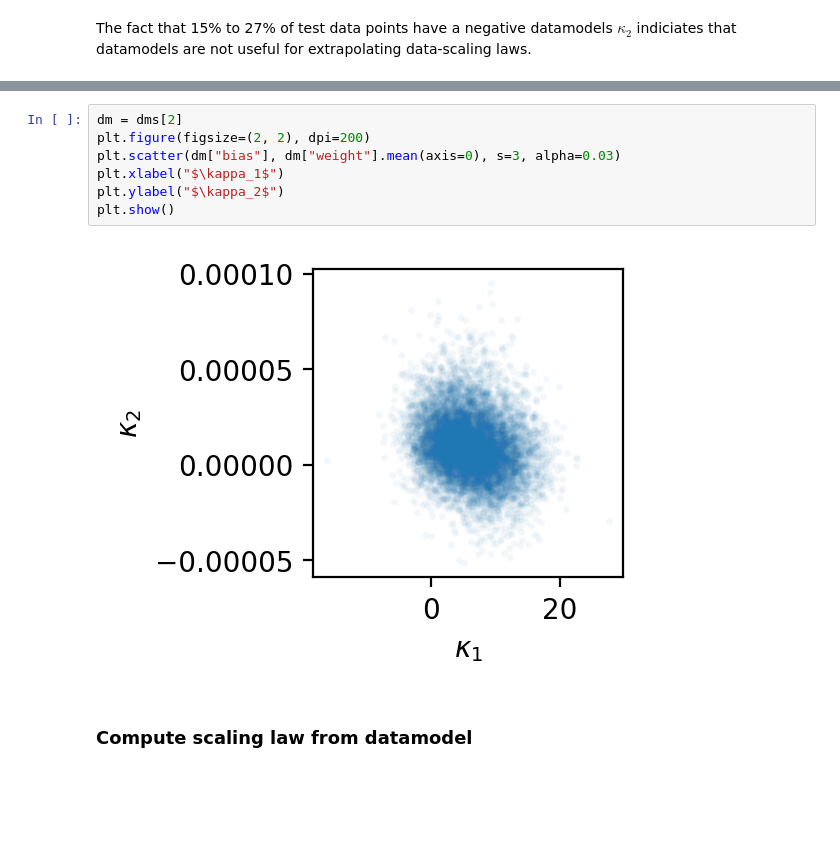
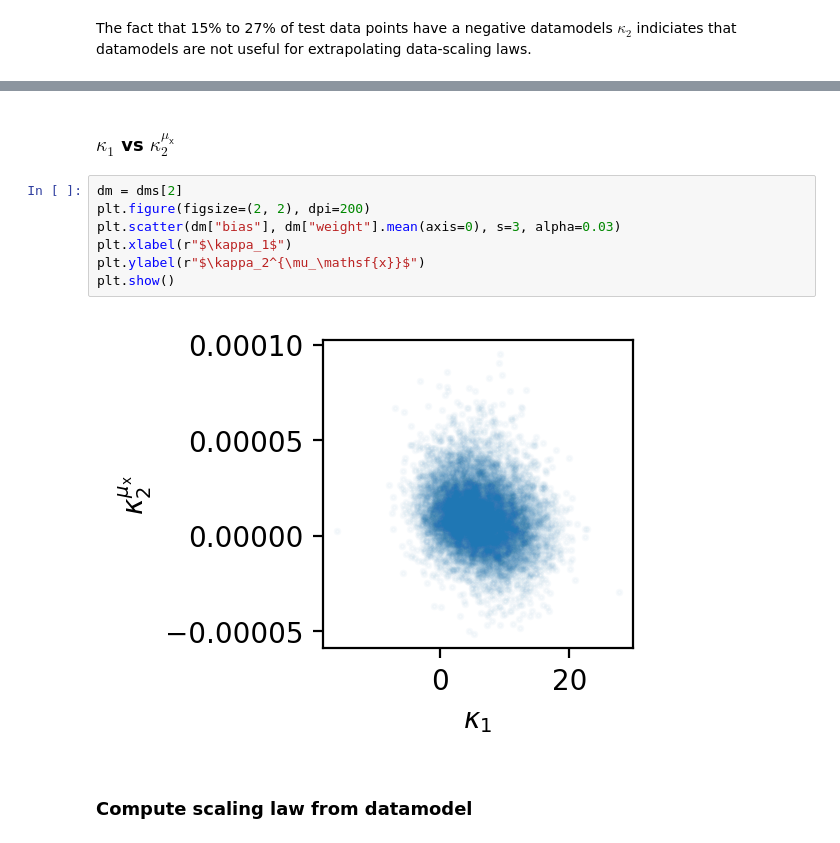
Before and after one commit to ed1d1a8d/scaling, a Jupyter notebook: notebooks/datamodels/back-out-scaling-laws.ipynb, the cells around one changed output, grey strips where cells are left out. Drawn from its saved outputs; the diff is of its cells as text; blank space fills up the shorter version.

```diff
--- a/notebooks/datamodels/back-out-scaling-laws.ipynb
+++ b/notebooks/datamodels/back-out-scaling-laws.ipynb
@@ -86,12 +160,14 @@ data-scaling laws.
+# %% [markdown]
+### $\kappa_1$ vs $\kappa_2^{\mu_\mathsf{x}}$
 # %%
 dm = dms[2]
 plt.figure(figsize=(2, 2), dpi=200)
 plt.scatter(dm["bias"], dm["weight"].mean(axis=0), s=3, alpha=0.03)
-plt.xlabel("$\kappa_1$")
-plt.ylabel("$\kappa_2$")
+plt.xlabel(r"$\kappa_1$")
+plt.ylabel(r"$\kappa_2^{\mu_\mathsf{x}}$")
 plt.show()
 # %% [output]
-[figure, old version]
+[figure, new version]
 # %% [markdown]
 ### Compute scaling law from datamodel
 # %%
```
Also changed, not shown: parts of 8 cells of this notebook.
